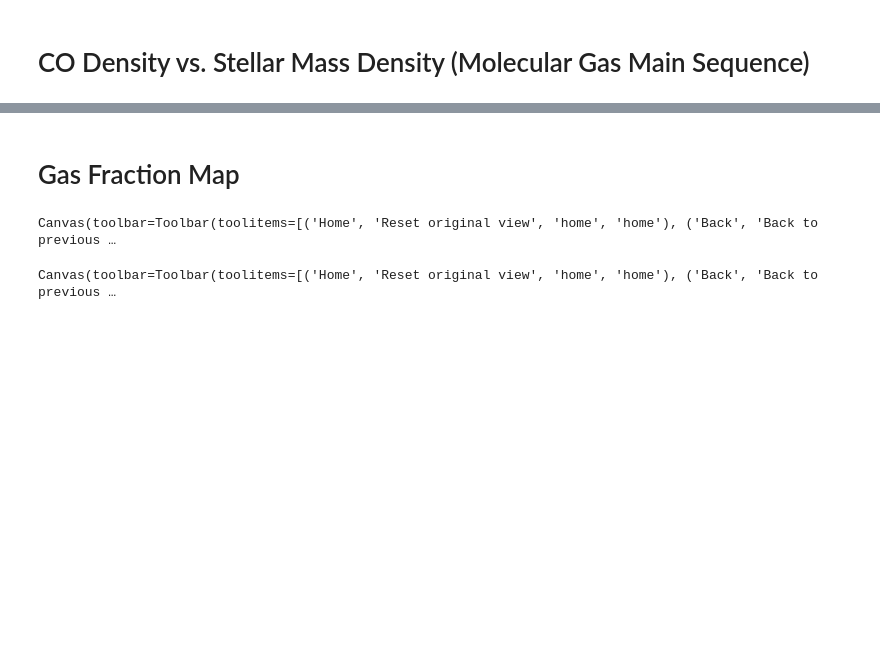
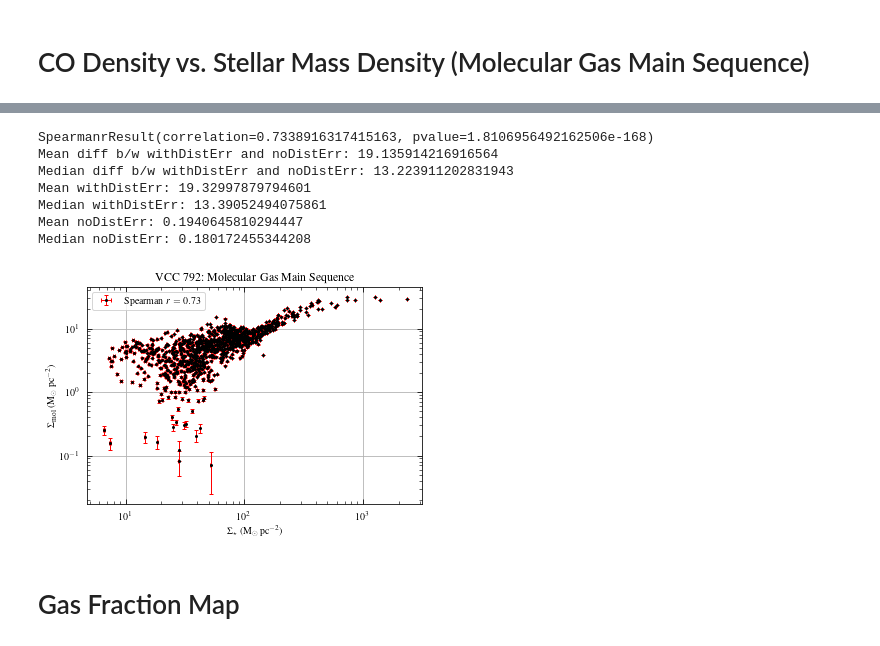
Before and after one commit to BearBearCodes/coop_f2021, a Jupyter notebook: warmup/stellar_mass_estimate.ipynb, the cells around one changed output, grey strips where cells are left out. Cells and saved outputs as stored; diff of their text form; code cells hidden in the pictures; blank space fills up the shorter version.

Commit message:
separated random & systematic (i.e., from distance) uncertainties

```diff
--- a/warmup/stellar_mass_estimate.ipynb
+++ b/warmup/stellar_mass_estimate.ipynb
@@ -633,3 +668,62 @@ SpearmanrResult(correlation=0.7223658280729667, pvalue=8.83127744200133e-161)
+# %%
+#
+# Plot CO density vs stellar mass density
+#
+%matplotlib inline
+plt.close("all")
+#
+# Calculate Spearman correlation coefficient
+#
+spearman_corr = spearmanr(M_density[data_co > 0], data_co[data_co > 0])
+print(spearman_corr)
+#
+# Plot
+#
+fig, ax1 = plt.subplots()
+ebar1 = ax1.errorbar(
+    x=M_density[data_co > 0],
+    y=data_co[data_co > 0],
+    xerr=M_density_err_noDistErr[data_co > 0],
+    yerr=unc_co[data_co > 0],
+    fmt=".",
+    markersize=4,
+    color="k",
+    ecolor="r",
+    elinewidth=1,
+    capsize=2,
+    label=f"Spearman $r = {spearman_corr[0]:.2f}$"
+)
+ebar1[-1][0].set_linestyle("-")
+ax1.set_ylabel(r"$\rm \Sigma_{mol}$ ($\rm M_\odot\; pc^{-2}$)")
+ax1.set_title("VCC 792: Molecular Gas Main Sequence")
+ax1.legend(loc="upper left")
+ax1.set_xlabel(r"$\rm \Sigma_{\star}$ ($\rm M_\odot\; pc^{-2}$)")
+# Add scalebar for systematic error
+sys_err_mean = np.mean(abs(abs(M_density_err_withDistErr[data_co > 0]) - abs(M_density_err_noDistErr[data_co > 0])))
+print("Mean diff b/w withDistErr and noDistErr:", sys_err_mean)
+sys_err_med = np.median(abs(abs(M_density_err_withDistErr[data_co > 0]) - abs(M_density_err_noDistErr[data_co > 0])))
+print("Median diff b/w withDistErr and noDistErr:", sys_err_med)
+print("Mean withDistErr:", np.mean(abs(M_density_err_withDistErr[data_co > 0])))
+print("Median withDistErr:", np.median(abs(M_density_err_withDistErr[data_co > 0])))
+print("Mean noDistErr:", np.mean(abs(M_density_err_noDistErr[data_co > 0])))
+print("Median noDistErr:", np.median(abs(M_density_err_noDistErr[data_co > 0])))
+# scalebar_start = 1e3
+# scalebar_y = 1e-1
+# ax1.plot([scalebar_start, scalebar_start + sys_err_med], [scalebar_y] * 2, "r-", linewidth=2)
+ax1.set_xscale("log")
+ax1.set_yscale("log")
+# ax1.set_aspect("equal")
+# fig.savefig("imgs/vcc792_MGMS_loglog_v2.pdf")
+plt.show()
+# %% [output]
+SpearmanrResult(correlation=0.7338916317415163, pvalue=1.8106956492162506e-168)
+Mean diff b/w withDistErr and noDistErr: 19.135914216916564
+Median diff b/w withDistErr and noDistErr: 13.223911202831943
+Mean withDistErr: 19.32997879794601
+Median withDistErr: 13.39052494075861
+Mean noDistErr: 0.1940645810294447
+Median noDistErr: 0.180172455344208
+[figure, added]
 # %% [markdown]
 # Gas Fraction Map
 # %%
@@ -645,7 +739,7 @@ mass_per_co = abs(M_density / data_co)  # Stellar mass density per CO surface de
 fig, ax = plt.subplots(subplot_kw={"projection": i_wcs})
 img = ax.imshow(mass_per_co, cmap="Blues", vmin=0, vmax=40)
 cbar = fig.colorbar(img, ax=ax)
-cbar.set_label(r"$\rm \Sigma_{\star} / \Sigma_{H_2}$")
+cbar.set_label(r"$\rm \Sigma_{\star} / \Sigma_{mol}$")
 ax.set_title("Ratio of Stellar Mass Density to H$_2$ Density")
 ax.set_xlabel("RA (J2000)")
 ax.set_ylabel("Dec (J2000)")
@@ -657,22 +751,22 @@ plt.show()
 # Make plot of gas fraction throughout galaxy
 #
 # Some data_co elements < 0...
-gas_frac = abs(
-    np.ma.masked_where(data_co == 0, data_co)
-    / np.ma.masked_where(data_co == 0, M_density)
+gas_frac = np.log10(
+    abs(
+        np.ma.masked_where(data_co == 0, data_co)
+        / np.ma.masked_where(data_co == 0, M_density)
+    )
 )
 fig, ax = plt.subplots(subplot_kw={"projection": i_wcs})
 # img = ax.imshow(gas_frac, cmap="Blues", vmin=0, vmax=0.25)
-img = ax.imshow(gas_frac, cmap="Blues", vmin=0, vmax=np.percentile(gas_frac, 98))
+# img = ax.imshow(gas_frac, cmap="Blues", vmin=None, vmax=np.percentile(gas_frac, 98))
+img = ax.imshow(gas_frac, cmap="Blues", vmin=None, vmax=-0.5)
 cbar = fig.colorbar(img, ax=ax)
-cbar.set_label(r"Gas Fraction ($\rm \Sigma_{H_2} / \rm \Sigma_{\star}$)")
+cbar.set_label(r"Gas Fraction: $\rm \log\left(\Sigma_{mol} / \rm \Sigma_{\star}\right)$")
 ax.set_title("VCC 792: Gas Fraction Map")
 ax.set_xlabel("RA (J2000)")
 ax.set_ylabel("Dec (J2000)")
 ax.grid(False)
 ax.set_aspect("equal")
-# fig.savefig("imgs/vcc792_gas_frac.pdf")
+# fig.savefig("imgs/vcc792_gas_frac_9as_log.pdf")
 plt.show()
-# %% [output]
-Canvas(toolbar=Toolbar(toolitems=[('Home', 'Reset original view', 'home', 'home'), ('Back', 'Back to previous …
-Canvas(toolbar=Toolbar(toolitems=[('Home', 'Reset original view', 'home', 'home'), ('Back', 'Back to previous …
```
Also changed, not shown: parts of 7 cells of this notebook, 2 other files.
